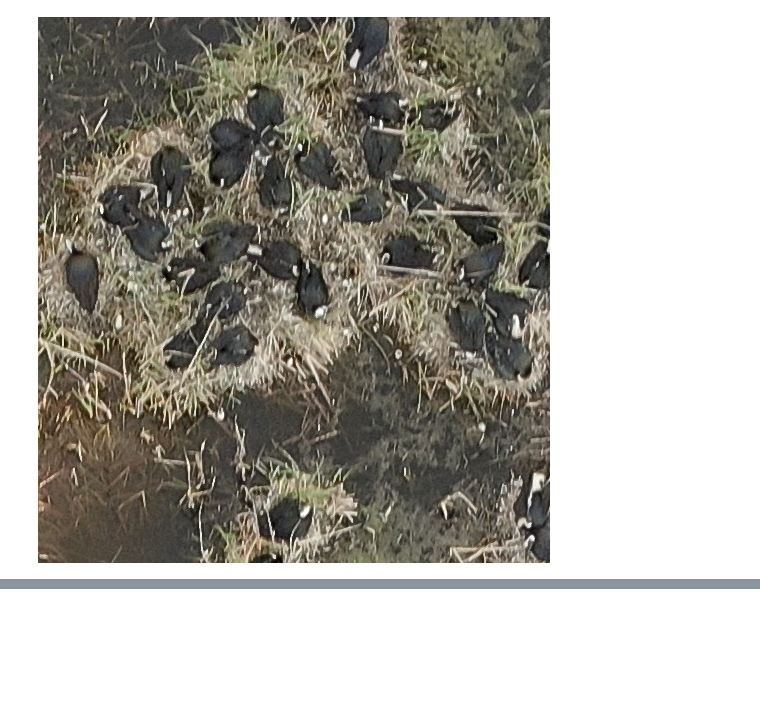
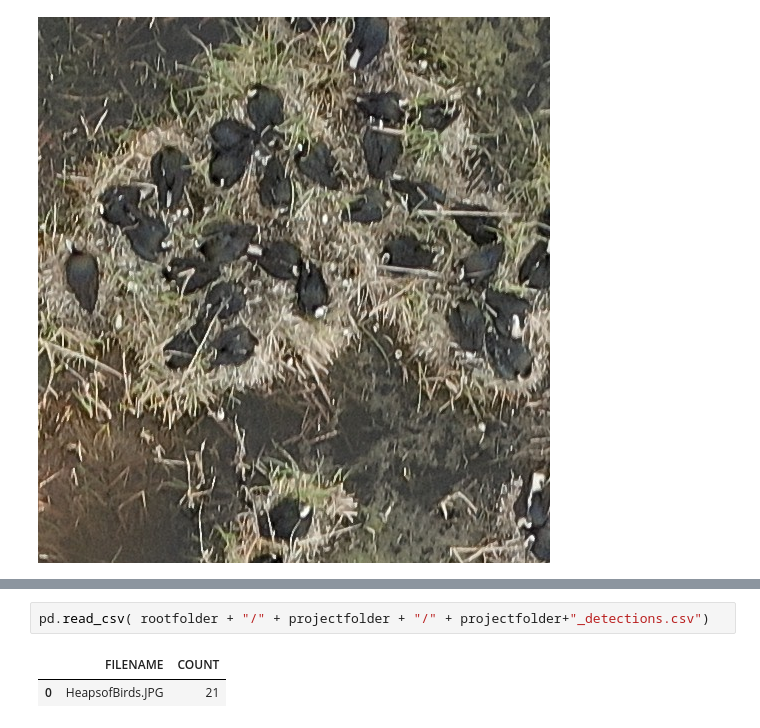
Before and after one commit to MDBAuth/Drone-based-waterbird-counting, a Jupyter notebook: notebooks/Quickstart.ipynb, the cells around one changed output, grey strips where cells are left out. Saved outputs shown, nothing was run; the diff lists cells and outputs as text; blank space fills up the shorter version.

```diff
--- a/notebooks/Quickstart.ipynb
+++ b/notebooks/Quickstart.ipynb
@@ -54,0 +101,5 @@ Bad pipe message: %s [b'\x08\x00\x16\x00\x13\x00\x10\x00\r\xc0\x17\x00\x1b\xc0\r
+# %%
+pd.read_csv( rootfolder + "/" + projectfolder + "/" + projectfolder+"_detections.csv")
+# %% [output]
+|  | FILENAME | COUNT |
+| 0 | HeapsofBirds.JPG | 21 |
```
Also changed, not shown: parts of 9 cells of this notebook, 9 other files.
